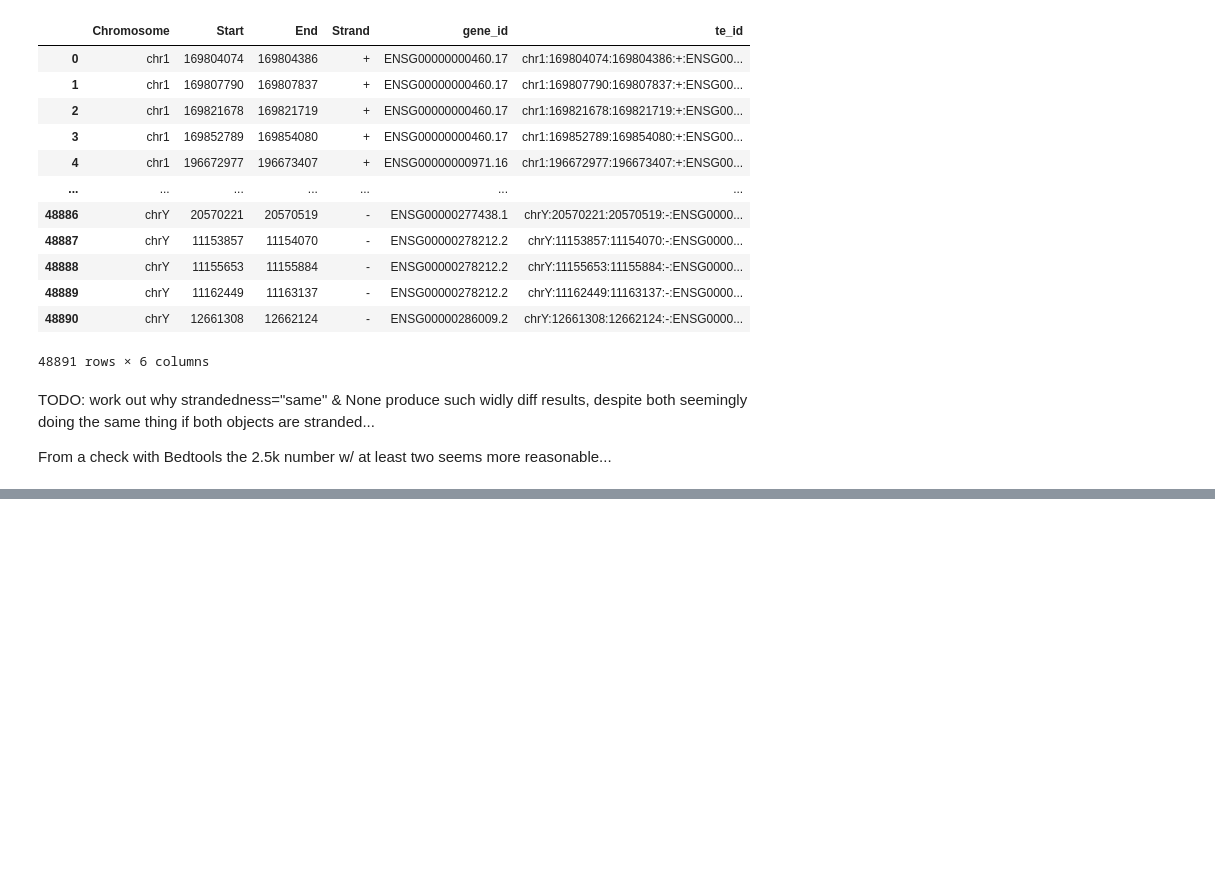
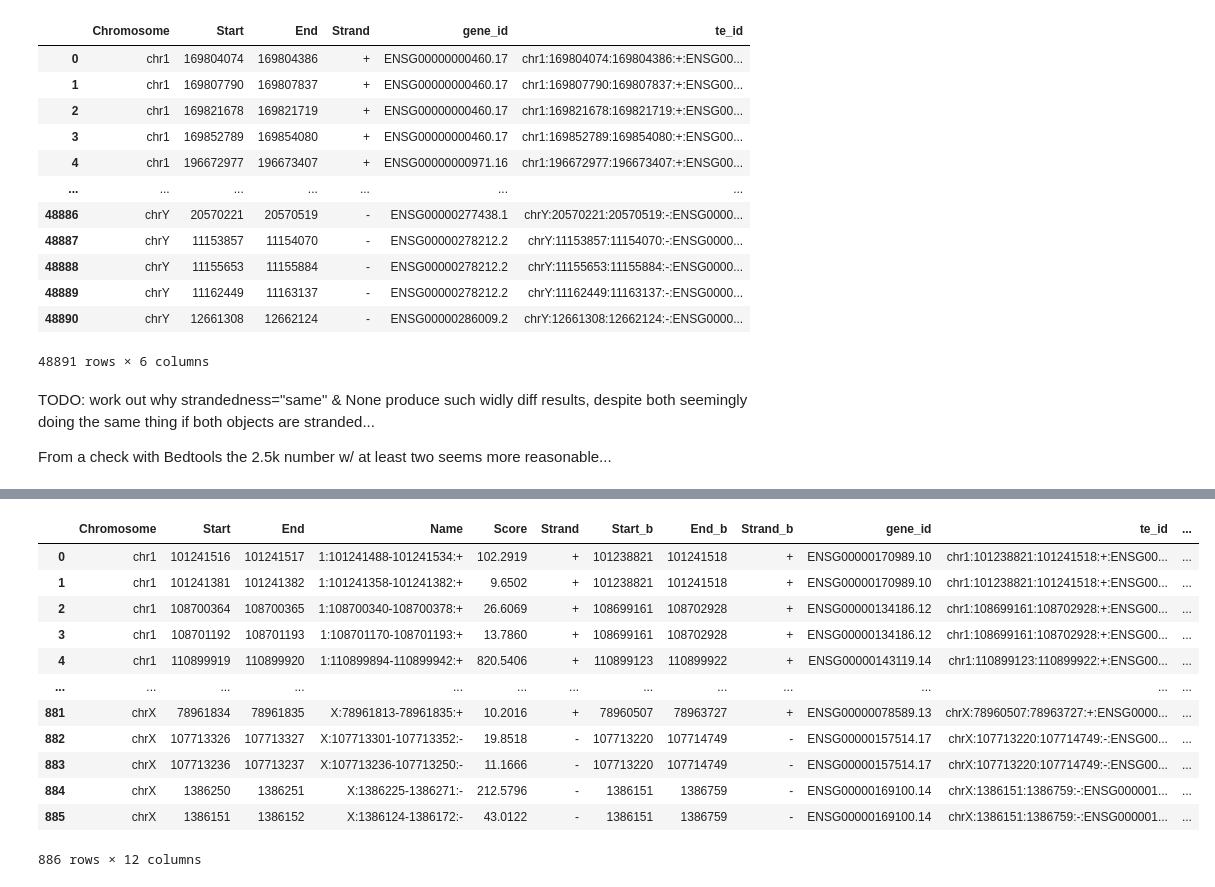
Before and after one commit to iRNA-COSI/APAeval, a Jupyter notebook: summary_workflows/relative_quantification/poc/relative_quant_poc.ipynb, the cells around one changed output, grey strips where cells are left out. Drawn from its saved outputs; the diff is of its cells as text; code cells hidden in the pictures; blank space fills up the shorter version.

```diff
--- a/summary_workflows/relative_quantification/poc/relative_quant_poc.ipynb
+++ b/summary_workflows/relative_quantification/poc/relative_quant_poc.ipynb
@@ -563,0 +646,21 @@ From a check with Bedtools the 2.5k number w/ at least two seems more reasonable
+# %%
+# Select two highest expressed PASs for genes
+gt_pas_tes_2rep = (gt_pas_tes.subset(lambda df: df["NumberOverlaps"] > 2)
+ .apply(lambda df: df.groupby("te_id").apply(lambda x: x.nlargest(2, "Score")).reset_index(drop=True))
+)
+
+gt_pas_tes_2rep
+# %% [output]
+|  | Chromosome | Start | End | Name | Score | Strand | Start_b | End_b | Strand_b | gene_id | te_id | ... |
+| 0 | chr1 | 101241516 | 101241517 | 1:101241488-101241534:+ | 102.2919 | + | 101238821 | 101241518 | + | ENSG00000170989.10 | chr1:101238821:101241518:+:ENSG00... | ... |
+| 1 | chr1 | 101241381 | 101241382 | 1:101241358-101241382:+ | 9.6502 | + | 101238821 | 101241518 | + | ENSG00000170989.10 | chr1:101238821:101241518:+:ENSG00... | ... |
+| 2 | chr1 | 108700364 | 108700365 | 1:108700340-108700378:+ | 26.6069 | + | 108699161 | 108702928 | + | ENSG00000134186.12 | chr1:108699161:108702928:+:ENSG00... | ... |
+| 3 | chr1 | 108701192 | 108701193 | 1:108701170-108701193:+ | 13.7860 | + | 108699161 | 108702928 | + | ENSG00000134186.12 | chr1:108699161:108702928:+:ENSG00... | ... |
+| 4 | chr1 | 110899919 | 110899920 | 1:110899894-110899942:+ | 820.5406 | + | 110899123 | 110899922 | + | ENSG00000143119.14 | chr1:110899123:110899922:+:ENSG00... | ... |
+| ... | ... | ... | ... | ... | ... | ... | ... | ... | ... | ... | ... | ... |
+| 881 | chrX | 78961834 | 78961835 | X:78961813-78961835:+ | 10.2016 | + | 78960507 | 78963727 | + | ENSG00000078589.13 | chrX:78960507:78963727:+:ENSG0000... | ... |
+| 882 | chrX | 107713326 | 107713327 | X:107713301-107713352:- | 19.8518 | - | 107713220 | 107714749 | - | ENSG00000157514.17 | chrX:107713220:107714749:-:ENSG00... | ... |
+| 883 | chrX | 107713236 | 107713237 | X:107713236-107713250:- | 11.1666 | - | 107713220 | 107714749 | - | ENSG00000157514.17 | chrX:107713220:107714749:-:ENSG00... | ... |
+| 884 | chrX | 1386250 | 1386251 | X:1386225-1386271:- | 212.5796 | - | 1386151 | 1386759 | - | ENSG00000169100.14 | chrX:1386151:1386759:-:ENSG000001... | ... |
+| 885 | chrX | 1386151 | 1386152 | X:1386124-1386172:- | 43.0122 | - | 1386151 | 1386759 | - | ENSG00000169100.14 | chrX:1386151:1386759:-:ENSG000001... | ... |
+886 rows × 12 columns
```
Also changed, not shown: parts of 23 cells of this notebook.
